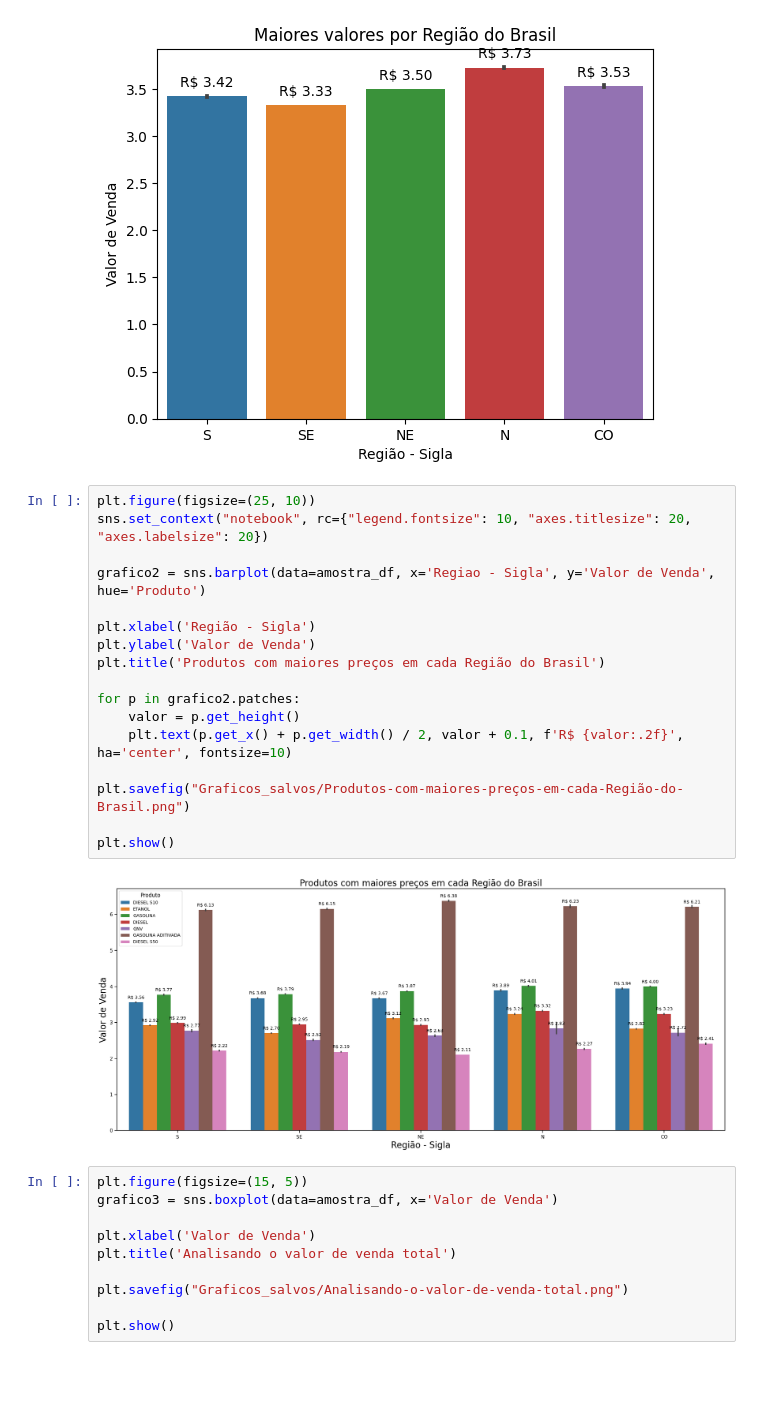
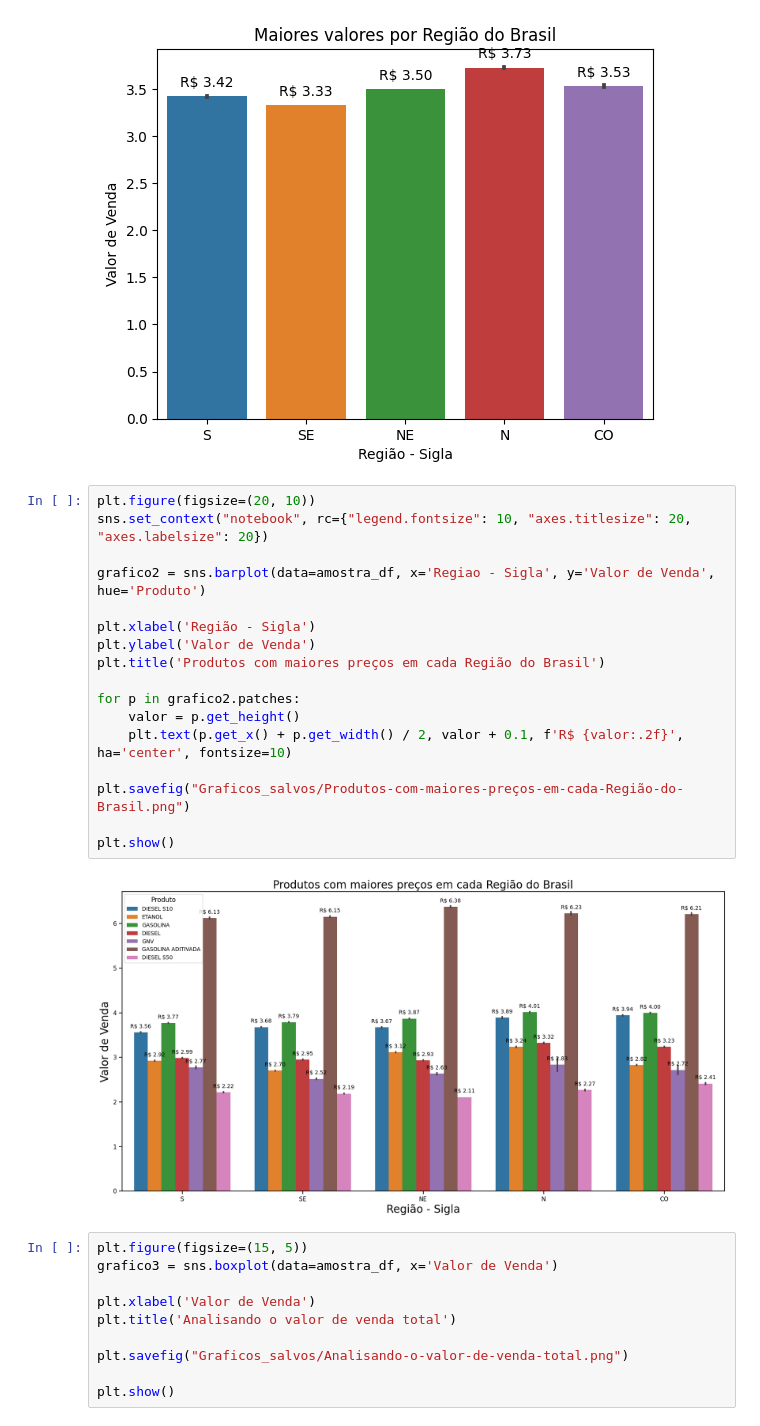
Before and after one commit to Jacksonvieira431/combustiveis_automotivos, a Jupyter notebook: 2_Insights_amostra.ipynb, the cells around one changed output. Drawn from its saved outputs; the diff is of its cells as text; blank space fills up the shorter version.

Commit message:
Ajuste de imagem readme

```diff
--- a/2_Insights_amostra.ipynb
+++ b/2_Insights_amostra.ipynb
@@ -33,24 +33,24 @@ plt.show()
 # %% [output]
 [figure]
 # %%
-plt.figure(figsize=(25, 10))
+plt.figure(figsize=(20, 10))
 sns.set_context("notebook", rc={"legend.fontsize": 10, "axes.titlesize": 20, "axes.labelsize": 20})
 
 grafico2 = sns.barplot(data=amostra_df, x='Regiao - Sigla', y='Valor de Venda', hue='Produto')
 
 plt.xlabel('Região - Sigla')
 plt.ylabel('Valor de Venda')
 plt.title('Produtos com maiores preços em cada Região do Brasil')
 
 for p in grafico2.patches:
     valor = p.get_height()
     plt.text(p.get_x() + p.get_width() / 2, valor + 0.1, f'R$ {valor:.2f}', ha='center', fontsize=10)
 
 plt.savefig("Graficos_salvos/Produtos-com-maiores-preços-em-cada-Região-do-Brasil.png")
 
 plt.show()
 # %% [output]
-[figure, old version]
+[figure, new version]
 # %%
 plt.figure(figsize=(15, 5))
 grafico3 = sns.boxplot(data=amostra_df, x='Valor de Venda')
```
Also changed, not shown: 1 other file.
